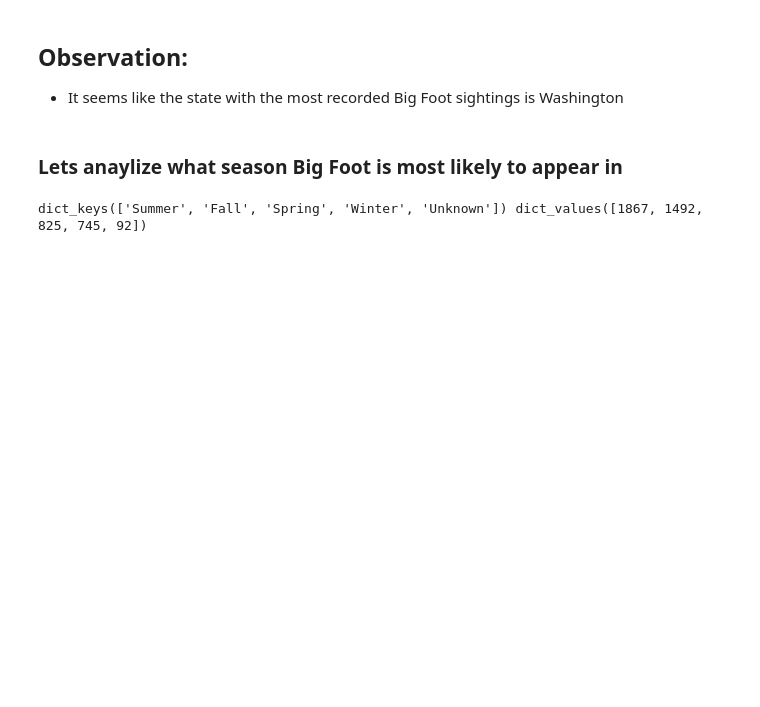
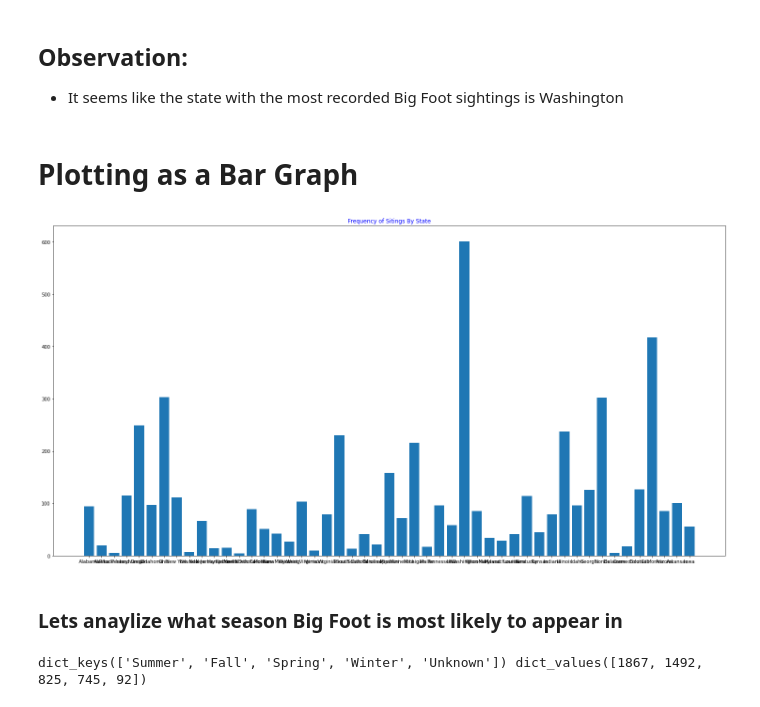
Before and after one commit to tarmacjupiter/bigfoot_opendata, a Jupyter notebook: BigFoot.ipynb, the cells around one changed output. Cells and saved outputs as stored; diff of their text form; code cells hidden in the pictures; blank space fills up the shorter version.

Commit message:
Working on Bar Graph

```diff
--- a/BigFoot.ipynb
+++ b/BigFoot.ipynb
@@ -128,6 +138,23 @@ plt.show()
 # %% [markdown]
 ## Observation:
 * It seems like the state with the most recorded Big Foot sightings is Washington
+# %% [markdown]
+<h1>Plotting as a Bar Graph</h1>
+# %%
+# Adjusting default configurations
+plt.rcParams["figure.figsize"] = [20.50, 10.50]
+plt.rcParams["figure.autolayout"] = True
+plt.rcParams["text.color"] = "blue"
+
+# Text settings
+font = {"family": "normal", "weight": "light", "size": 10, "rotation": "vertical"}
+
+plt.title("Frequency of Sitings By State")
+
+plt.bar(state_freq.keys(), state_freq.values())
+plt.show()
+# %% [output]
+[figure, added]
 # %% [markdown]
 ### Lets anaylize what season Big Foot is most likely to appear in
 # %%
```
Also changed, not shown: parts of 4 cells of this notebook.
